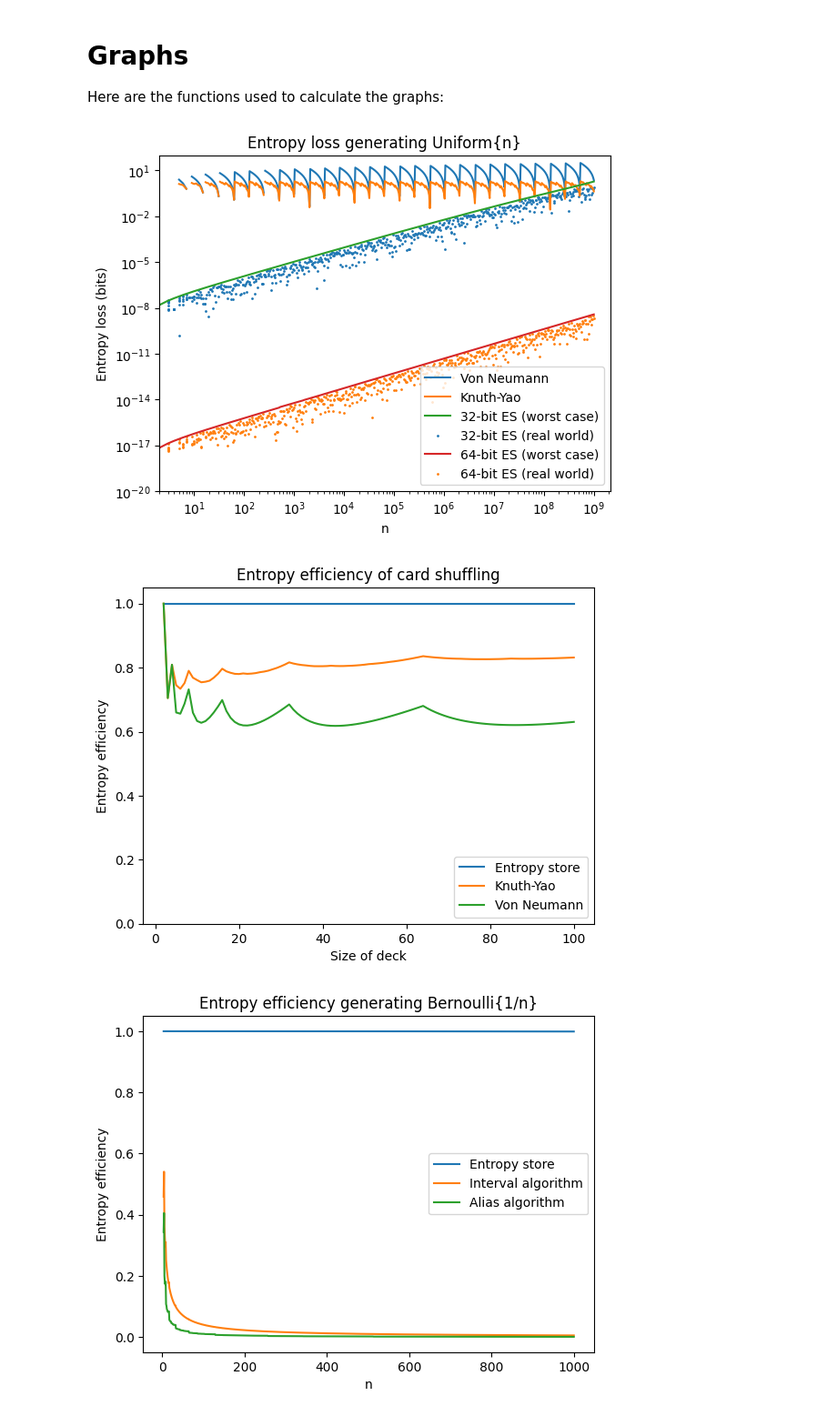
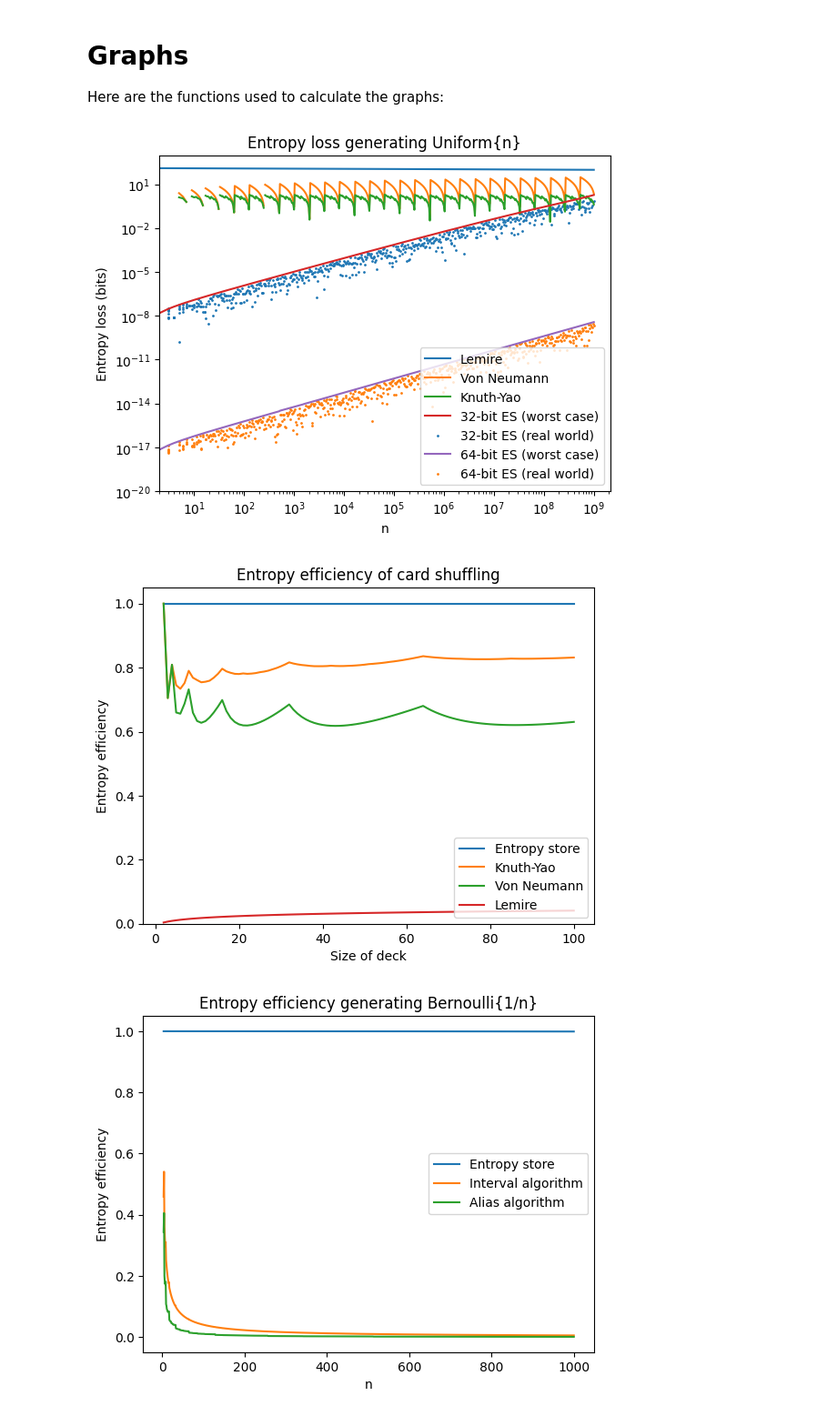
Before and after one commit to calum74/entropy, a Jupyter notebook: paper/reference.ipynb, the cells around one changed output. Shown at 91% size. Drawn from its saved outputs; the diff is of its cells as text; code cells hidden in the pictures.

```diff
--- a/paper/reference.ipynb
+++ b/paper/reference.ipynb
@@ -195,6 +195,14 @@ class KnuthYaoAlgorithm:
             return count + (1-p) * calculate_fdr_exact(u-n, depth-1)
 
         return calculate_fdr_exact(1, 8)
+
+    def uniform_loss(self, n):
+        return self.uniform_entropy(n) - math.log2(n)
+
+class LemireAlgorithm:
+    def uniform_entropy(self, n):
+        # Not quite true !!
+        return 128
 
     def uniform_loss(self, n):
         return self.uniform_entropy(n) - math.log2(n)
@@ -292,6 +300,7 @@ es32_worst = WorstCaseES(32)
 es32_real = RealWorldES(32)
 es64_worst = WorstCaseES(64)
 es64_real = RealWorldES(64)
+lemire = LemireAlgorithm()
 
 def filter0(x):
     '''Don't show zeros on the graph'''
@@ -300,45 +309,49 @@ def filter0(x):
 series = [math.floor(f) for f in np.logspace(0, 9, 640)]
 epsilon32_losses = [es32_worst.uniform_loss(n) for n in series]
 epsilon32_actuals = [es32_real.uniform_loss(n) for n in series]
 epsilon64_losses = [es64_worst.uniform_loss(n) for n in series]
 epsilon64_actuals = [es64_real.uniform_loss(n) for n in series]
 vn_losses = [filter0(vn.uniform_loss(n)) for n in series]
 ky_losses = [filter0(ky.uniform_loss(n)) for n in series]
+lemire_losses = [filter0(lemire.uniform_loss(n)) for n in series]
 
 plt.clf()
 
 plt.title('Entropy loss generating Uniform{n}')
 
 plt.xlabel('n')
 plt.ylabel('Entropy loss (bits)')
 
 plt.yscale('log')
-plt.ylim(1e-20, 100)
+plt.ylim(1e-20, 1e3)
 plt.xlim(2, 2**31)
 plt.xscale('log')
 
 # plt.grid(True, which="both", ls="--")
+plt.plot(series, lemire_losses, label='Lemire')
 plt.plot(series, vn_losses, label='Von Neumann')
 plt.plot(series, ky_losses, label='Knuth-Yao')
 plt.plot(series, epsilon32_losses, label='32-bit ES (worst case)')
 plt.scatter(series, epsilon32_actuals, label='32-bit ES (real world)', s=1)
 plt.plot(series, epsilon64_losses, label='64-bit ES (worst case)')
 plt.scatter(series, epsilon64_actuals, label='64-bit ES (real world)', s=1)
 plt.legend(loc='lower right')
 plt.savefig('uniform_losses.png', dpi=600)
 plt.show()
 # %% [output]
-[figure, old version]
+[figure, new version]
 # %%
 vn_efficiency_fn = card_shuffling_efficiency(vn)
 ky_efficiency_fn = card_shuffling_efficiency(ky)
 es32_efficiency_fn = card_shuffling_efficiency(es32_worst)
+lemire_efficiency_fn = card_shuffling_efficiency(lemire)
 
 numbers = range(2,101)
 
 vn_efficiency = [vn_efficiency_fn(n) for n in numbers]
 ky_efficiency = [ky_efficiency_fn(n) for n in numbers]
 es_efficiency = [es32_efficiency_fn(n) for n in numbers]
+lemire_efficiency = [lemire_efficiency_fn(n) for n in numbers]
 
 plt.clf()
 plt.title('Entropy efficiency of card shuffling')
@@ -349,11 +362,12 @@ plt.ylim(0,1.05)
 plt.plot(numbers, es_efficiency, label='Entropy store')
 plt.plot(numbers, ky_efficiency, label='Knuth-Yao')
 plt.plot(numbers, vn_efficiency, label='Von Neumann')
+plt.plot(numbers, lemire_efficiency, label='Lemire')
 plt.legend(loc='lower right')
 plt.savefig('shuffling_efficiency.png', dpi=600)
 plt.show()
 # %% [output]
-[figure, old version]
+[figure, new version]
 # %%
 series = range(3,1001)
 alias = AliasAlgorithm()
```
Also changed, not shown: parts of 15 cells of this notebook, 5 other files.
